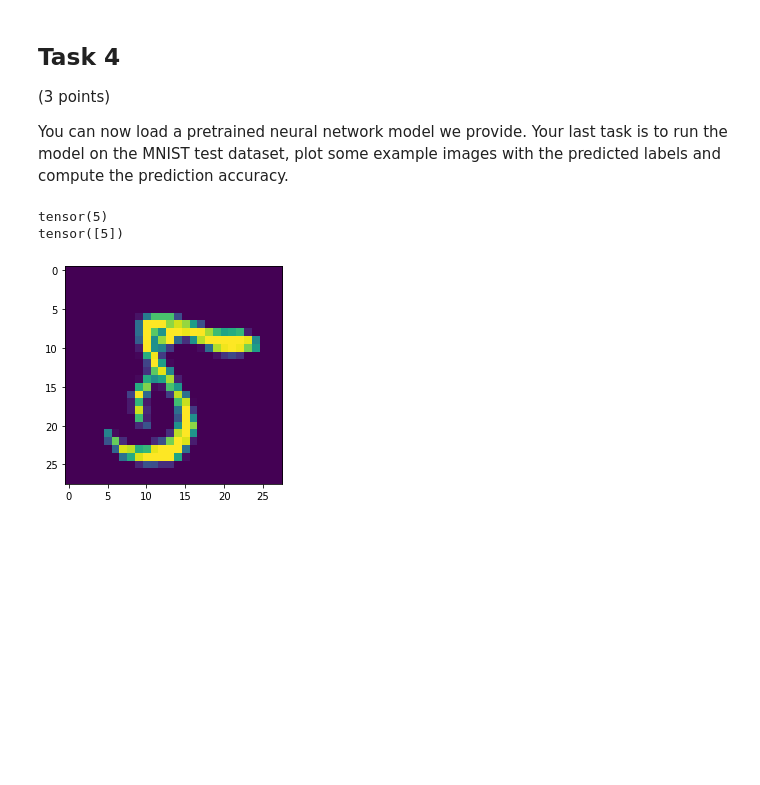
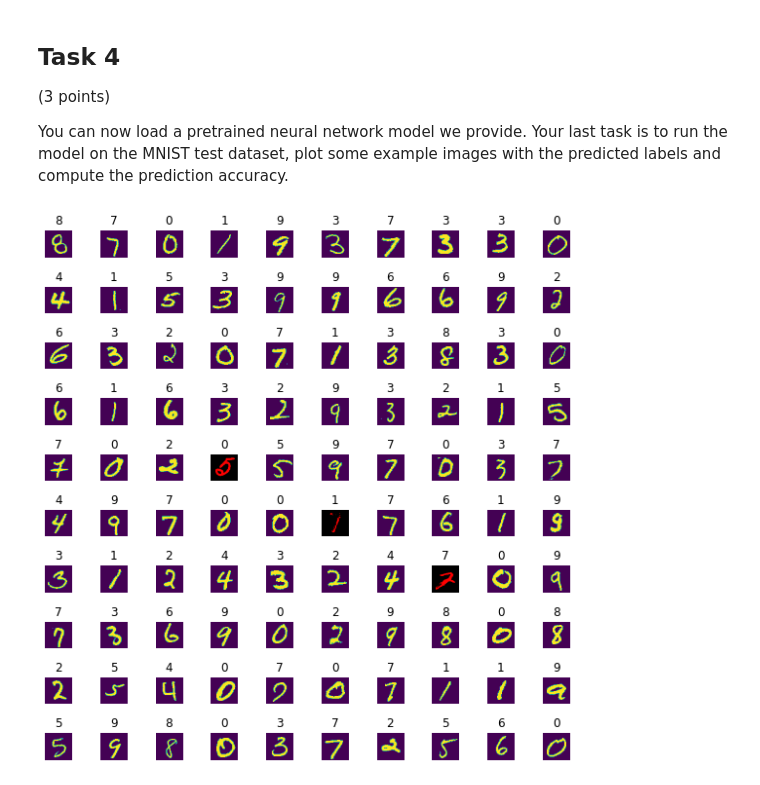
Before and after one commit to mrokuss/3dcv-students, a Jupyter notebook: 5.0-tl-pytorch.ipynb, the cells around one changed output. Drawn from its saved outputs; the diff is of its cells as text; code cells hidden in the pictures; blank space fills up the shorter version.

```diff
--- a/5.0-tl-pytorch.ipynb
+++ b/5.0-tl-pytorch.ipynb
@@ -240,7 +235,8 @@ Your last task is to run the model on the MNIST test dataset, plot some example
 # %%
 def validate(model, data_loader):
     # TODO: Create a 10x10 grid of subplots
-
+    fig, ax = plt.subplots(10, 10, figsize=(10,10))
+    fig.subplots_adjust(hspace=1.1)
 
     model.eval()
     correct = 0 # count for correct predictions
@@ -250,61 +246,71 @@ def validate(model, data_loader):
             # TODO: unpack item into image and ground truth
             #       and run network on them
             image, gt = item
-            plt.imshow(image.numpy()[0,0])
             classprobs = model(image)
 
 
             # TODO: get class with highest probability
             num = torch.argmax(classprobs)
-            print(num)
-            print(gt)
-            return
+            #print(num)
+            #print(gt)
+
+            #print(gt.squeeze(0))
+
             # TODO: check if prediction is correct
             #       and add it to correct count
-
+            if num == gt.squeeze(0):
+                correct += 1
 
             # plot the first 100 images
             if i < 100:
                 # TODO: compute position of ith image in the grid
-                pass
+                x = i % 10
+                y = int(i / 10)
 
                 # TODO: convert image tensor to numpy array
                 #       and normalize to [0, 1]
+                image_np = image.squeeze(0).squeeze(0).numpy()
 
+                im_min = np.min(image_np)
+                im_max = np.max(image_np)
+                image_np = np.subtract(image_np, im_min) / (im_max - im_min)
 
                 # TODO: make wrongly predicted images red
-
+                if num != gt.squeeze(0):
+                    image_np = skimage.color.gray2rgb(image_np)
+                    image_np[:,:,1] = 0
+                    image_np[:,:,2] = 0
 
                 # TODO: disable axis and show image
-
+                ax[x,y].imshow(image_np)
 
                 # TODO: show the predicted class next to each image
-
+                ax[x,y].axis('off')
+                ax[x,y].set_title(num.item())
 
             elif i == 100:
                 plt.show()
 
     # TODO: compute and print the prediction accuracy in percent
-
+    acc = round(correct/ len(data_loader),2)
+    print(f"Accuracy: {acc}%")
 
 # create a DataLoader using the implemented MNIST dataset class
 data_loader = torch.utils.data.DataLoader(
     MNIST('data/mnist/testing',
     transform=transforms.Compose([
         transforms.ToTensor(),
         transforms.Normalize((0.1307,), (0.3081,))
     ])),
     batch_size=1, shuffle=True)
 
 # create the neural network
 model = Net()
 
 # load the statedict from 'models/mnist/simple_cnn.pt'
 model.load_state_dict(torch.load('models/mnist/simple_cnn.pt'))
 
 # validate the model
 validate(model, data_loader)
 # %% [output]
-tensor(5)
-tensor([5])
-[figure, old version]
+[figure, new version]
```
Also changed, not shown: parts of 4 cells of this notebook.
